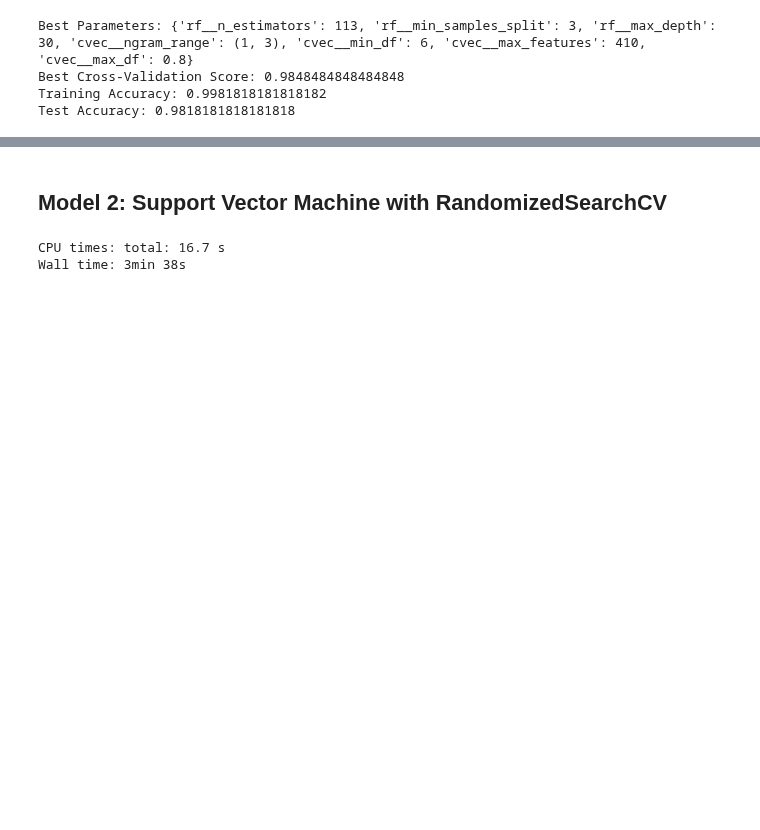
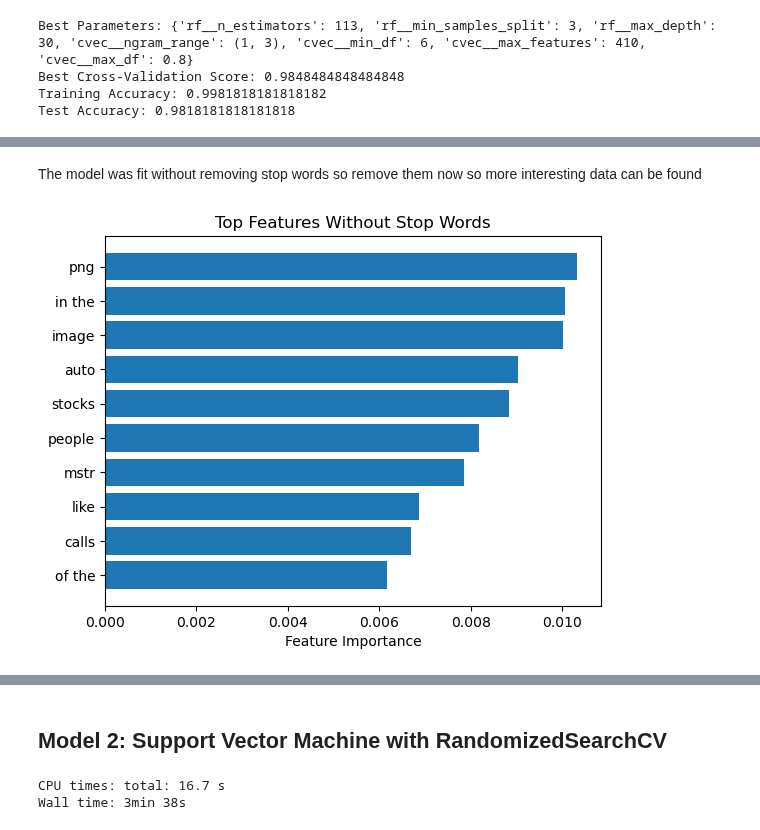
Before and after one commit to grahamjh99/Project-2-Subreddit-Classification, a Jupyter notebook: Project 3 Graham.ipynb, the cells around one changed output, grey strips where cells are left out. Cells and saved outputs as stored; diff of their text form; code cells hidden in the pictures; blank space fills up the shorter version.

```diff
--- a/Project 3 Graham.ipynb
+++ b/Project 3 Graham.ipynb
@@ -210,0 +248,33 @@ Test Accuracy: 0.9818181818181818
+# %% [markdown]
+The model was fit without removing stop words so remove them now so more interesting data can be found
+# %%
+# Get the trained vectorizer from your pipeline
+vectorizer = rf_1.best_estimator_.named_steps['cvec']
+
+# Extract feature names from the CountVectorizer
+feature_names = vectorizer.get_feature_names_out()
+
+# Get the Random Forest classifier from the pipeline
+model = rf_1.best_estimator_.named_steps['rf']
+
+# Get feature importances from the Random Forest model
+importances = model.feature_importances_
+
+# Filter out stop words
+non_stop_word_indices = [i for i, word in enumerate(feature_names) if word not in ENGLISH_STOP_WORDS]
+filtered_features = feature_names[non_stop_word_indices]
+filtered_importances = importances[non_stop_word_indices]
+
+
+# Display top features without stop words
+top_indices = np.argsort(filtered_importances)[-10:]
+top_features = filtered_features[top_indices]
+top_importances = filtered_importances[top_indices]
+
+
+plt.barh(top_features, top_importances)
+plt.xlabel("Feature Importance")
+plt.title("Top Features Without Stop Words")
+plt.show()
+# %% [output]
+[figure, added]
```
Also changed, not shown: parts of 13 cells of this notebook, 5 other files.
